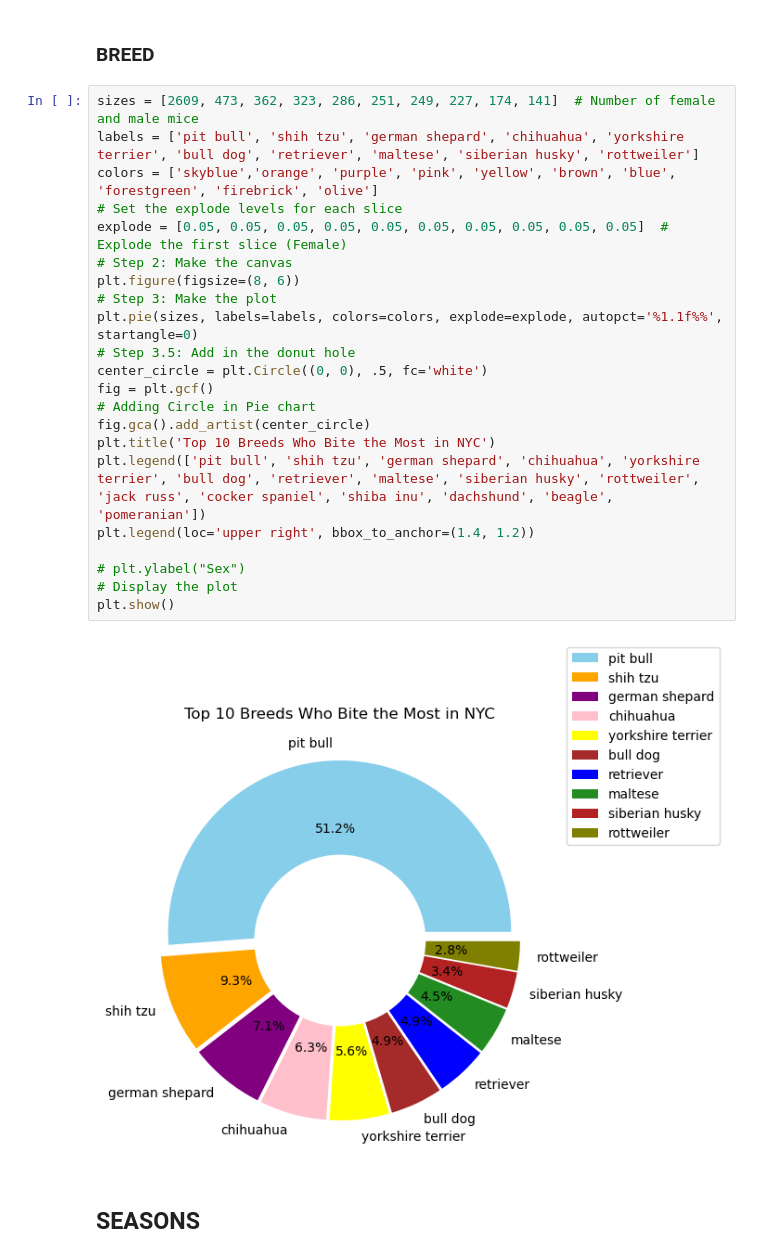
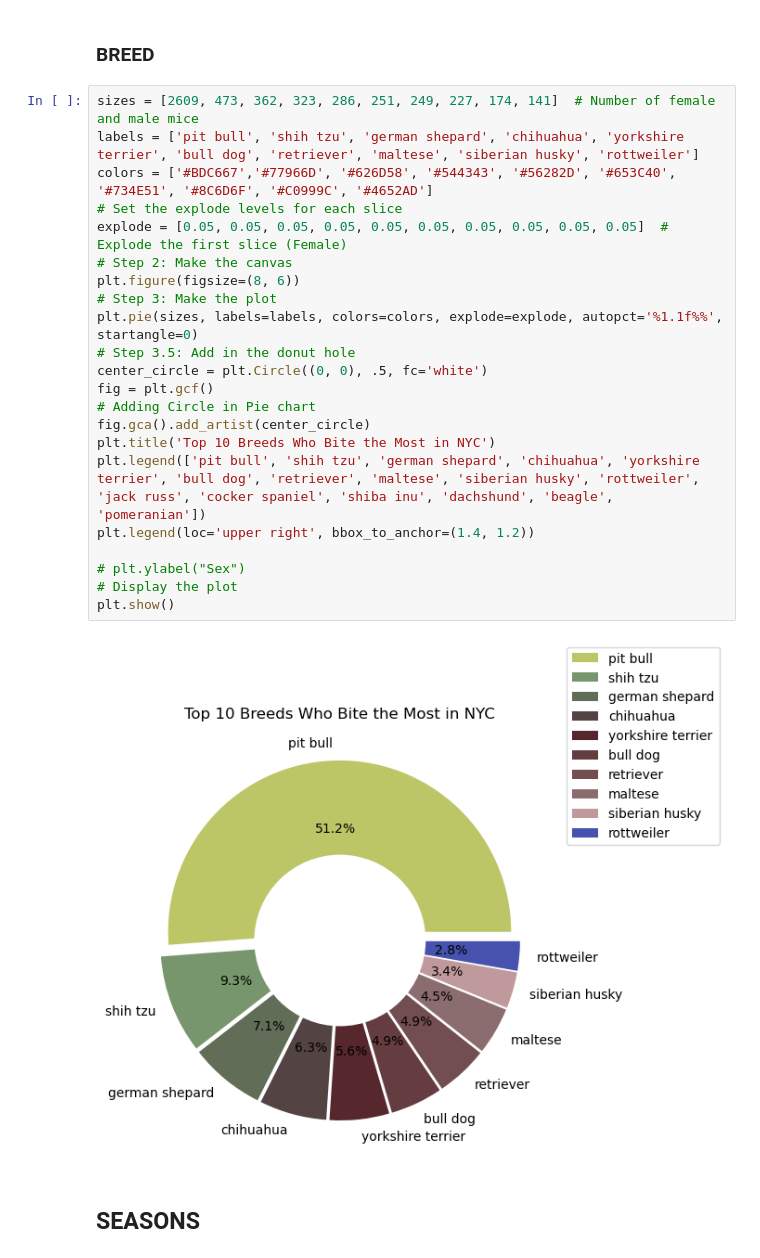
Before and after one commit to mooreforlesss/project_1_group_13, a Jupyter notebook: alex_work_branch/Updated Work.ipynb, the cells around one changed output. Cells and saved outputs as stored; diff of their text form.

```diff
--- a/alex_work_branch/Updated Work.ipynb
+++ b/alex_work_branch/Updated Work.ipynb
@@ -525,27 +525,27 @@ age_df.corr()
 # %%
 sizes = [2609, 473, 362, 323, 286, 251, 249, 227, 174, 141]  # Number of female and male mice
 labels = ['pit bull', 'shih tzu', 'german shepard', 'chihuahua', 'yorkshire terrier', 'bull dog', 'retriever', 'maltese', 'siberian husky', 'rottweiler']
-colors = ['skyblue','orange', 'purple', 'pink', 'yellow', 'brown', 'blue', 'forestgreen', 'firebrick', 'olive']
+colors = ['#BDC667','#77966D', '#626D58', '#544343', '#56282D', '#653C40', '#734E51', '#8C6D6F', '#C0999C', '#4652AD']
 # Set the explode levels for each slice
 explode = [0.05, 0.05, 0.05, 0.05, 0.05, 0.05, 0.05, 0.05, 0.05, 0.05]  # Explode the first slice (Female)
 # Step 2: Make the canvas
 plt.figure(figsize=(8, 6))
 # Step 3: Make the plot
 plt.pie(sizes, labels=labels, colors=colors, explode=explode, autopct='%1.1f%%', startangle=0)
 # Step 3.5: Add in the donut hole
 center_circle = plt.Circle((0, 0), .5, fc='white')
 fig = plt.gcf()
 # Adding Circle in Pie chart
 fig.gca().add_artist(center_circle)
 plt.title('Top 10 Breeds Who Bite the Most in NYC')
 plt.legend(['pit bull', 'shih tzu', 'german shepard', 'chihuahua', 'yorkshire terrier', 'bull dog', 'retriever', 'maltese', 'siberian husky', 'rottweiler', 'jack russ', 'cocker spaniel', 'shiba inu', 'dachshund', 'beagle', 'pomeranian'])
 plt.legend(loc='upper right', bbox_to_anchor=(1.4, 1.2))
 
 # plt.ylabel("Sex")
 # Display the plot
 plt.show()
 # %% [output]
-[figure, old version]
+[figure, new version]
 # %% [markdown]
 ## SEASONS
 # %%
```
Also changed, not shown: parts of 6 cells of this notebook.
